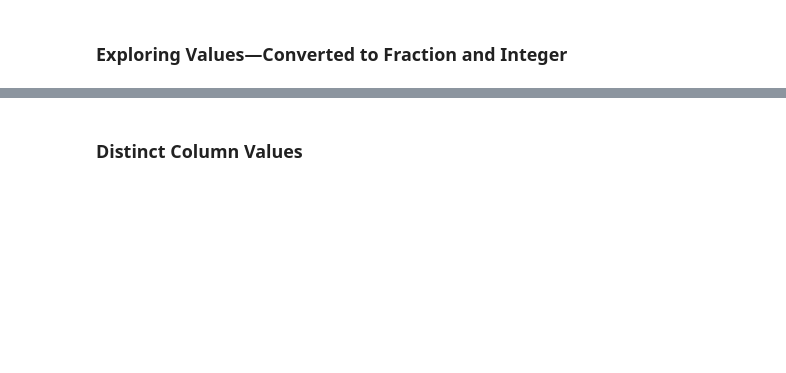
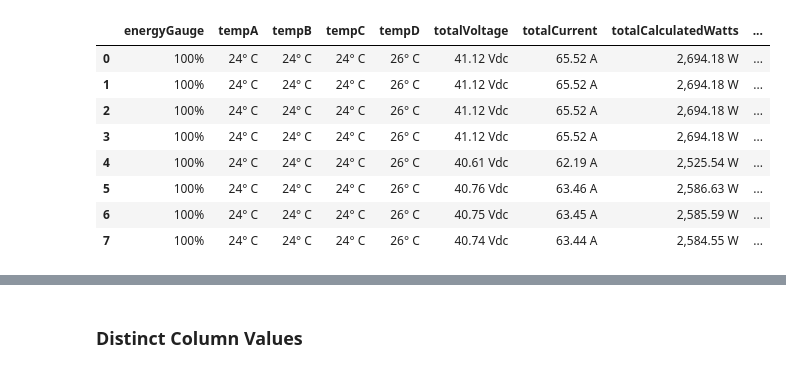
Before and after one commit to norfanos/ES200G-Decoder-Analysis, a Jupyter notebook: Jupyter Notebook/ES200G File Decoder and Grapher.ipynb, the cells around one changed output, grey strips where cells are left out. Drawn from its saved outputs; the diff is of its cells as text; code cells hidden in the pictures; blank space fills up the shorter version.

```diff
--- a/Jupyter Notebook/ES200G File Decoder and Grapher.ipynb
+++ b/Jupyter Notebook/ES200G File Decoder and Grapher.ipynb
@@ -263,2 +289,0 @@ plt.show()
-# %% [markdown]
-### Exploring Values—Converted to Fraction and Integer
@@ -270,0 +290,12 @@ display(round(getInt(testValue), 2))
+# %%
+display(formattedParseData(dfProcessed))
+# %% [output]
+|  | energyGauge | tempA | tempB | tempC | tempD | totalVoltage | totalCurrent | totalCalculatedWatts | ... |
+| 0 | 100% | 24° C | 24° C | 24° C | 26° C | 41.12 Vdc | 65.52 A | 2,694.18 W | ... |
+| 1 | 100% | 24° C | 24° C | 24° C | 26° C | 41.12 Vdc | 65.52 A | 2,694.18 W | ... |
+| 2 | 100% | 24° C | 24° C | 24° C | 26° C | 41.12 Vdc | 65.52 A | 2,694.18 W | ... |
+| 3 | 100% | 24° C | 24° C | 24° C | 26° C | 41.12 Vdc | 65.52 A | 2,694.18 W | ... |
+| 4 | 100% | 24° C | 24° C | 24° C | 26° C | 40.61 Vdc | 62.19 A | 2,525.54 W | ... |
+| 5 | 100% | 24° C | 24° C | 24° C | 26° C | 40.76 Vdc | 63.46 A | 2,586.63 W | ... |
+| 6 | 100% | 24° C | 24° C | 24° C | 26° C | 40.75 Vdc | 63.45 A | 2,585.59 W | ... |
+| 7 | 100% | 24° C | 24° C | 24° C | 26° C | 40.74 Vdc | 63.44 A | 2,584.55 W | ... |
```
Also changed, not shown: parts of 14 cells of this notebook, 7 other files.
